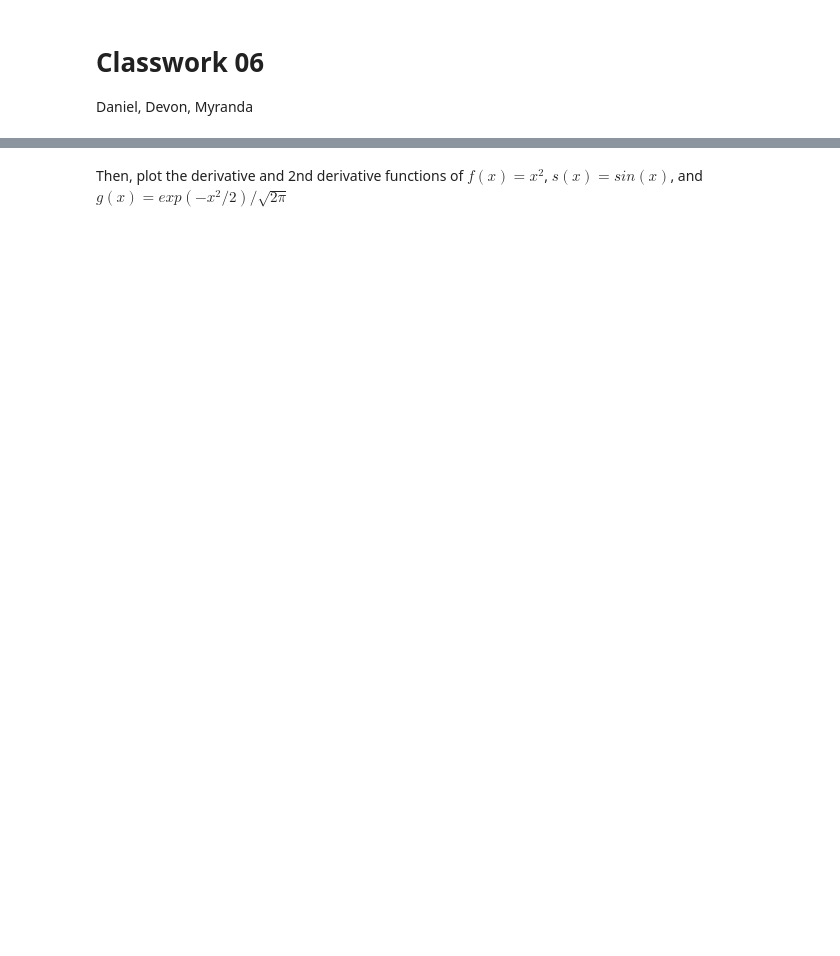
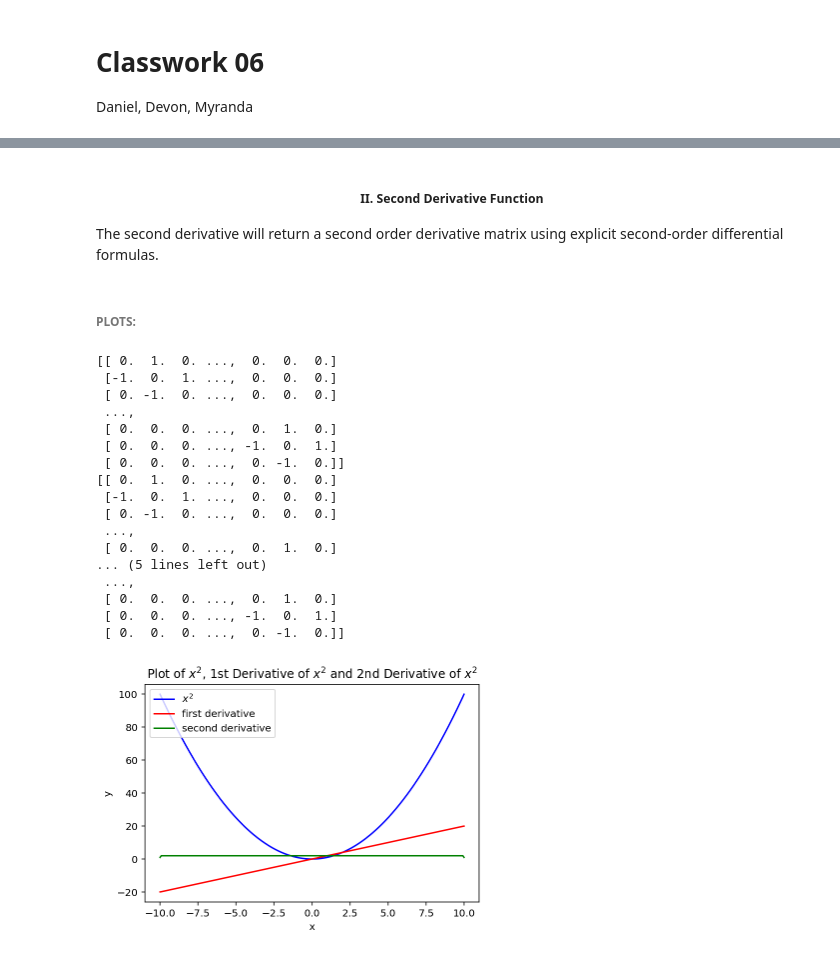
Before and after one commit to chapman-phys220-2018s/cw-06-phys220, a Jupyter notebook: calculus.ipynb, the cells around one changed output, grey strips where cells are left out. Cells and saved outputs as stored; diff of their text form; code cells hidden in the pictures; blank space fills up the shorter version.

Commit message:
plots added, jupyter finished

```diff
--- a/calculus.ipynb
+++ b/calculus.ipynb
@@ -12,2 +29,27 @@ The derivative function takes takes three input parameters: (1) the left end poi
-# %% [markdown]
-Then, plot the derivative and 2nd derivative functions of $f(x)=x^{2}$, $s(x)=sin(x)$, and $g(x)=exp(-x^2/2)/\sqrt{2\pi}$
+# %% [markdown]
+##### <h5><center>__II. Second Derivative Function__</center></h5>
+The second derivative will return a second order derivative matrix using explicit second-order differential formulas.
+# %% [markdown]
+###### PLOTS:
+# %%
+x,f = ac.f(-10, 10, 500)
+ac.make_f_plot(ac.derivative(-10, 10, 500),ac.second_derivative(-10, 10, 500),x, f)
+# %% [output]
+[[ 0.  1.  0. ...,  0.  0.  0.]
+ [-1.  0.  1. ...,  0.  0.  0.]
+ [ 0. -1.  0. ...,  0.  0.  0.]
+ ...,
+ [ 0.  0.  0. ...,  0.  1.  0.]
+ [ 0.  0.  0. ..., -1.  0.  1.]
+ [ 0.  0.  0. ...,  0. -1.  0.]]
+[[ 0.  1.  0. ...,  0.  0.  0.]
+ [-1.  0.  1. ...,  0.  0.  0.]
+ [ 0. -1.  0. ...,  0.  0.  0.]
+ ...,
+ [ 0.  0.  0. ...,  0.  1.  0.]
+... (5 lines left out)
+ ...,
+ [ 0.  0.  0. ...,  0.  1.  0.]
+ [ 0.  0.  0. ..., -1.  0.  1.]
+ [ 0.  0.  0. ...,  0. -1.  0.]]
+[figure, added]
```
Also changed, not shown: parts of 3 cells of this notebook, 2 other files.
